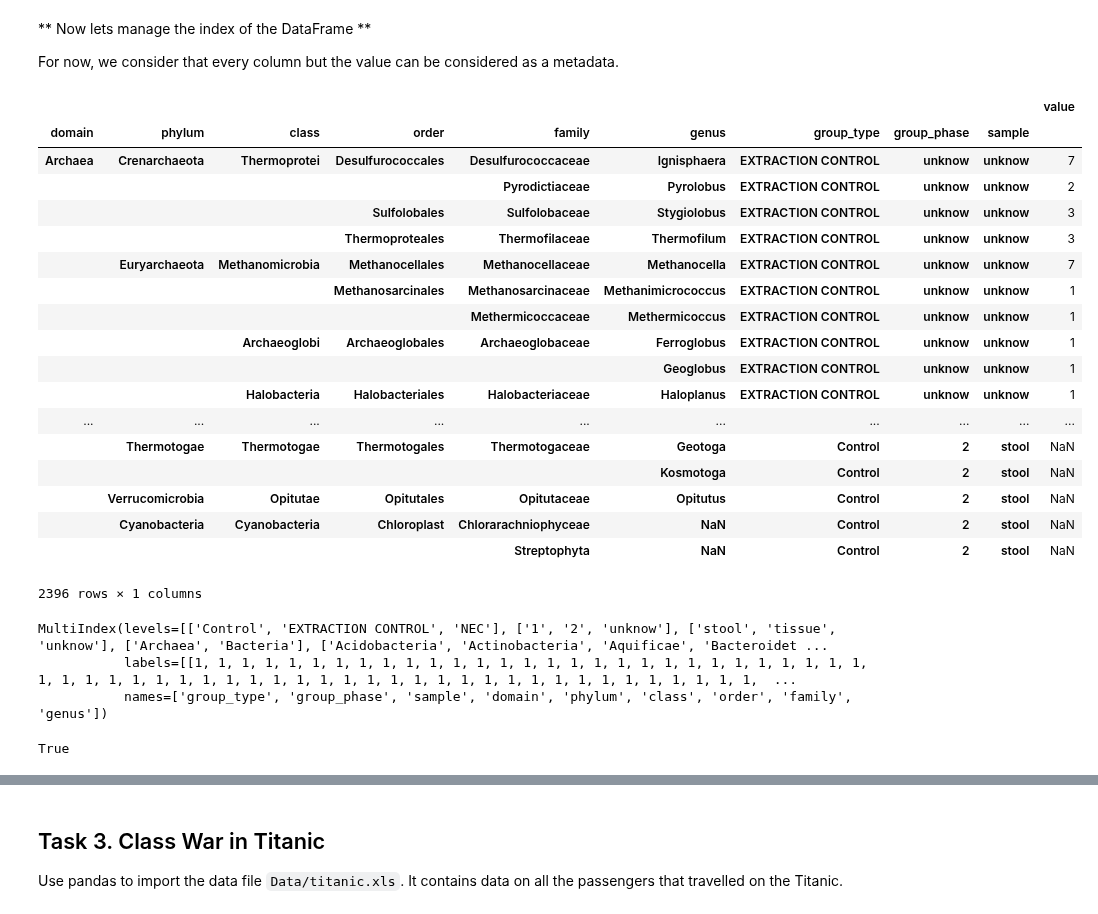
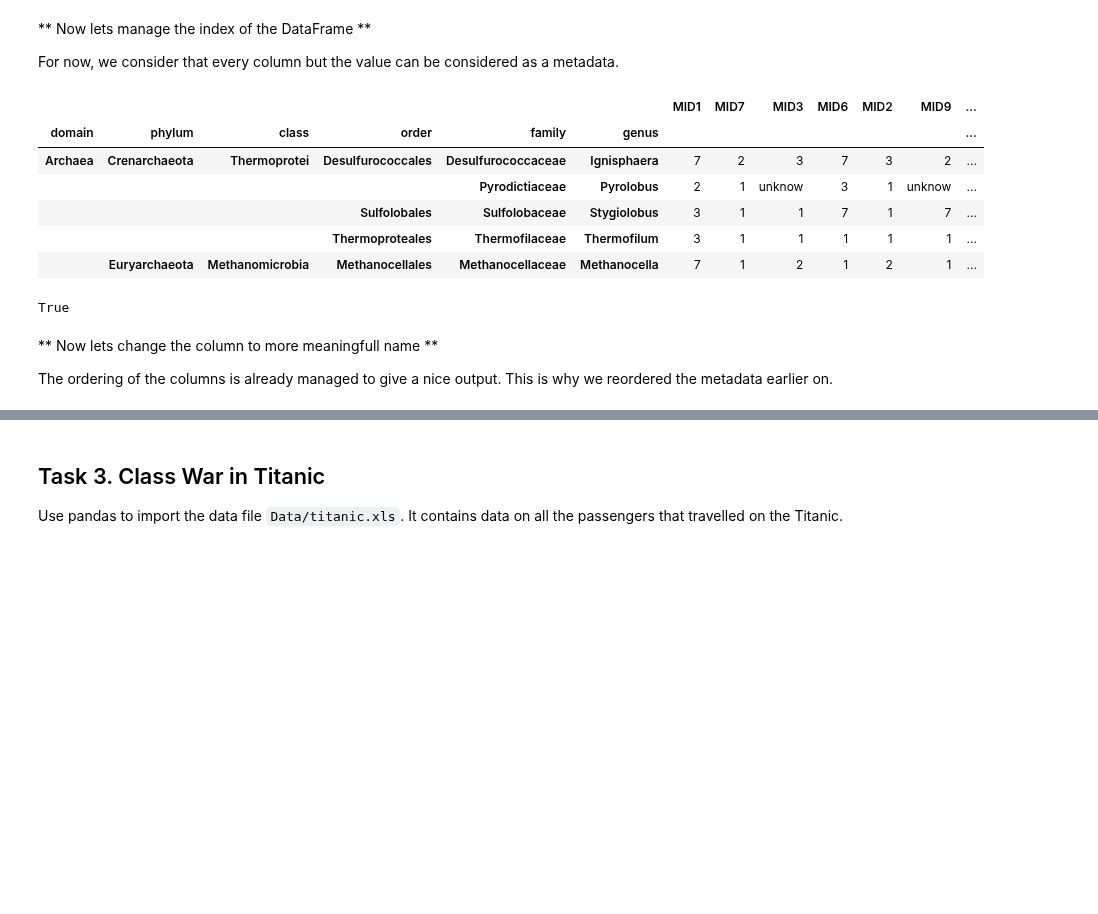
Before and after one commit to vincenzobaz/VBTALL-ADA2017, a Jupyter notebook: Homework 1.ipynb, the cells around one changed output, grey strips where cells are left out. Cells and saved outputs as stored; diff of their text form; code cells hidden in the pictures; blank space fills up the shorter version.

```diff
--- a/Homework 1.ipynb
+++ b/Homework 1.ipynb
@@ -125,7 +125,7 @@ for index in range(len(group)):                # Index progression must be upwar
     # A special case for the extraction control, we don't want to split it
     if group[index] == "EXTRACTION CONTROL":
         group_type.append(group[index])
-        group_phase.append("unknow")
+        group_phase.append("")
     else:
         splitted_group = group[index].split()
         group_type.append(splitted_group[0])
@@ -147,8 +147,9 @@ metadata
 | 7 | MID8 | stool | NEC | 2 |
 | 8 | MID9 | stool | Control | 2 |
 # %%
-## make sure SAMPLE doesn't contain NaN
-metadata["sample"].fillna(value="unknow", inplace=True)
+# make sure SAMPLE doesn't contain NaN, we replace them by an empty string
+# This will give use prettier column names later on
+metadata["sample"].fillna(value="", inplace=True)
 metadata
 # %% [output]
 |  | barcode | sample | group_type | group_phase |
@@ -233,9 +222,12 @@ classifier_series
 | 270 | Bacteria | Cyanobacteria | Cyanobacteria | Chloroplast | Chlorarachniophyceae | None | 85 |
 | 271 | Bacteria | Cyanobacteria | Cyanobacteria | Chloroplast | Streptophyta | None | 1388 |
 272 rows × 7 columns
+# %%
+# We reorder the metadata here, this will order the resulting data
+metadata = metadata[["barcode", "group_phase", "group_type", "sample"]].sort_values(by=[ 'group_phase', 'group_type', 'sample'])
 # %%
 # Loop over all the datasheets
-clean_data = pd.DataFrame(columns=df_col_list)
+clean_data = pd.DataFrame(columns=scientific_classification)
 for metadata_row in metadata.itertuples():
     raw_data = pd.read_excel(MICROBIOME_FOLDER+"/"+metadata_row.barcode+".xls", sheetname='Sheet 1', header=None)
     # Change column names to something clearer
@@ -247,12 +239,10 @@ for metadata_row in metadata.itertuples():
         classifier_array.append(get_classifiers(row_data.raw_classification))
     local_classified = pd.DataFrame(classifier_array, columns=scientific_classification)
     # To the local set of data add the columns that are not the classification
-    local_classified["value"]       = test_data["value"]
-    local_classified["group_type"]  = metadata_row.group_type
-    local_classified["group_phase"] = metadata_row.group_phase
-    local_classified["sample"]      = metadata_row.sample
-    # Append this local set of data to "clean_data", which is the merge of the data from each measurements
-    clean_data = clean_data.append(local_classified, ignore_index=True)
+    local_classified[str(metadata_row.barcode)]  = test_data["value"]
 
-clean_data
+    # Add the local data to the clean DataFrame
+    clean_data = pd.merge(clean_data, local_classified, how="outer", on=scientific_classification)
+
+clean_data.head(10)
 # %% [output]
@@ -298,35 +281,21 @@ clean_data.head(10)
 
 For now, we consider that every column but the value can be considered as a metadata.
 # %%
-indexed_data = clean_data.set_index(list(scientific_classification + ["group_type", "group_phase", "sample"]))
-indexed_data
+indexed_data = clean_data.set_index(list(scientific_classification))
+indexed_data.head(5)
 # %% [output]
-|  |  |  |  |  |  |  |  |  | value |
-| domain | phylum | class | order | family | genus | group_type | group_phase | sample |  |
-| Archaea | Crenarchaeota | Thermoprotei | Desulfurococcales | Desulfurococcaceae | Ignisphaera | EXTRACTION CONTROL | unknow | unknow | 7 |
-|  |  |  |  | Pyrodictiaceae | Pyrolobus | EXTRACTION CONTROL | unknow | unknow | 2 |
-|  |  |  | Sulfolobales | Sulfolobaceae | Stygiolobus | EXTRACTION CONTROL | unknow | unknow | 3 |
-|  |  |  | Thermoproteales | Thermofilaceae | Thermofilum | EXTRACTION CONTROL | unknow | unknow | 3 |
-|  | Euryarchaeota | Methanomicrobia | Methanocellales | Methanocellaceae | Methanocella | EXTRACTION CONTROL | unknow | unknow | 7 |
-|  |  |  | Methanosarcinales | Methanosarcinaceae | Methanimicrococcus | EXTRACTION CONTROL | unknow | unknow | 1 |
-|  |  |  |  | Methermicoccaceae | Methermicoccus | EXTRACTION CONTROL | unknow | unknow | 1 |
-|  |  | Archaeoglobi | Archaeoglobales | Archaeoglobaceae | Ferroglobus | EXTRACTION CONTROL | unknow | unknow | 1 |
-|  |  |  |  |  | Geoglobus | EXTRACTION CONTROL | unknow | unknow | 1 |
-|  |  | Halobacteria | Halobacteriales | Halobacteriaceae | Haloplanus | EXTRACTION CONTROL | unknow | unknow | 1 |
-| ... | ... | ... | ... | ... | ... | ... | ... | ... | ... |
-|  | Thermotogae | Thermotogae | Thermotogales | Thermotogaceae | Geotoga | Control | 2 | stool | NaN |
-|  |  |  |  |  | Kosmotoga | Control | 2 | stool | NaN |
-|  | Verrucomicrobia | Opitutae | Opitutales | Opitutaceae | Opitutus | Control | 2 | stool | NaN |
-|  | Cyanobacteria | Cyanobacteria | Chloroplast | Chlorarachniophyceae | NaN | Control | 2 | stool | NaN |
-|  |  |  |  | Streptophyta | NaN | Control | 2 | stool | NaN |
+|  |  |  |  |  |  | MID1 | MID7 | MID3 | MID6 | MID2 | MID9 | ... |
+| domain | phylum | class | order | family | genus |  |  |  |  |  |  | ... |
+| Archaea | Crenarchaeota | Thermoprotei | Desulfurococcales | Desulfurococcaceae | Ignisphaera | 7 | 2 | 3 | 7 | 3 | 2 | ... |
+|  |  |  |  | Pyrodictiaceae | Pyrolobus | 2 | 1 | unknow | 3 | 1 | unknow | ... |
+|  |  |  | Sulfolobales | Sulfolobaceae | Stygiolobus | 3 | 1 | 1 | 7 | 1 | 7 | ... |
+|  |  |  | Thermoproteales | Thermofilaceae | Thermofilum | 3 | 1 | 1 | 1 | 1 | 1 | ... |
+|  | Euryarchaeota | Methanomicrobia | Methanocellales | Methanocellaceae | Methanocella | 7 | 1 | 2 | 1 | 2 | 1 | ... |
-2396 rows × 1 columns
-# %%
-indexed_data.index
-# %% [output]
-MultiIndex(levels=[['Control', 'EXTRACTION CONTROL', 'NEC'], ['1', '2', 'unknow'], ['stool', 'tissue', 'unknow'], ['Archaea', 'Bacteria'], ['Acidobacteria', 'Actinobacteria', 'Aquificae', 'Bacteroidet ...
-           labels=[[1, 1, 1, 1, 1, 1, 1, 1, 1, 1, 1, 1, 1, 1, 1, 1, 1, 1, 1, 1, 1, 1, 1, 1, 1, 1, 1, 1, 1, 1, 1, 1, 1, 1, 1, 1, 1, 1, 1, 1, 1, 1, 1, 1, 1, 1, 1, 1, 1, 1, 1, 1, 1, 1, 1, 1, 1, 1, 1, 1,  ...
-           names=['group_type', 'group_phase', 'sample', 'domain', 'phylum', 'class', 'order', 'family', 'genus'])
 # %%
 indexed_data.index.is_unique
 # %% [output]
 True
+# %% [markdown]
+** Now lets change the column to more meaningfull name **
+
+The ordering of the columns is already managed to give a nice output. This is why we reordered the metadata earlier on.
```
Also changed, not shown: parts of 8 cells of this notebook.
